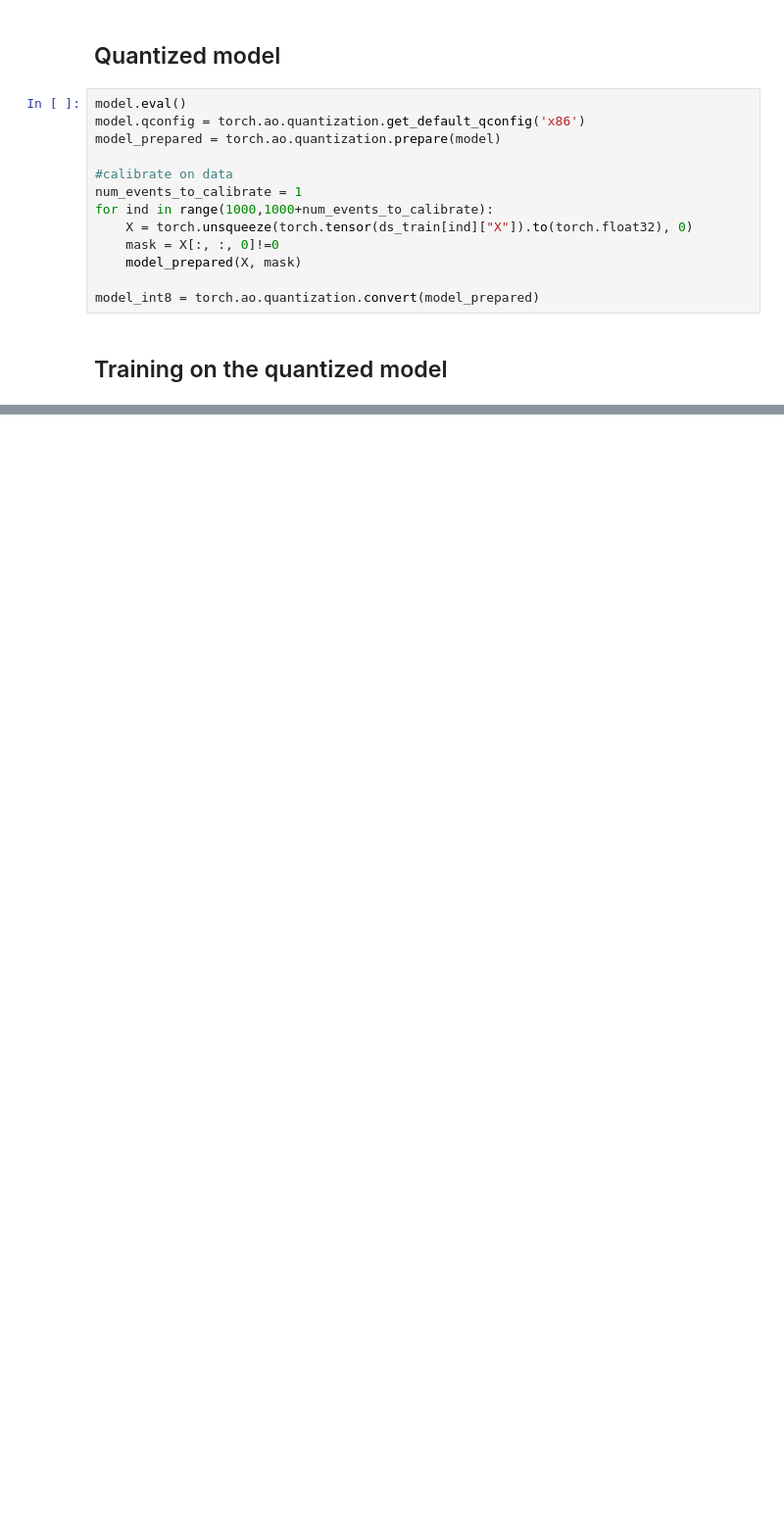
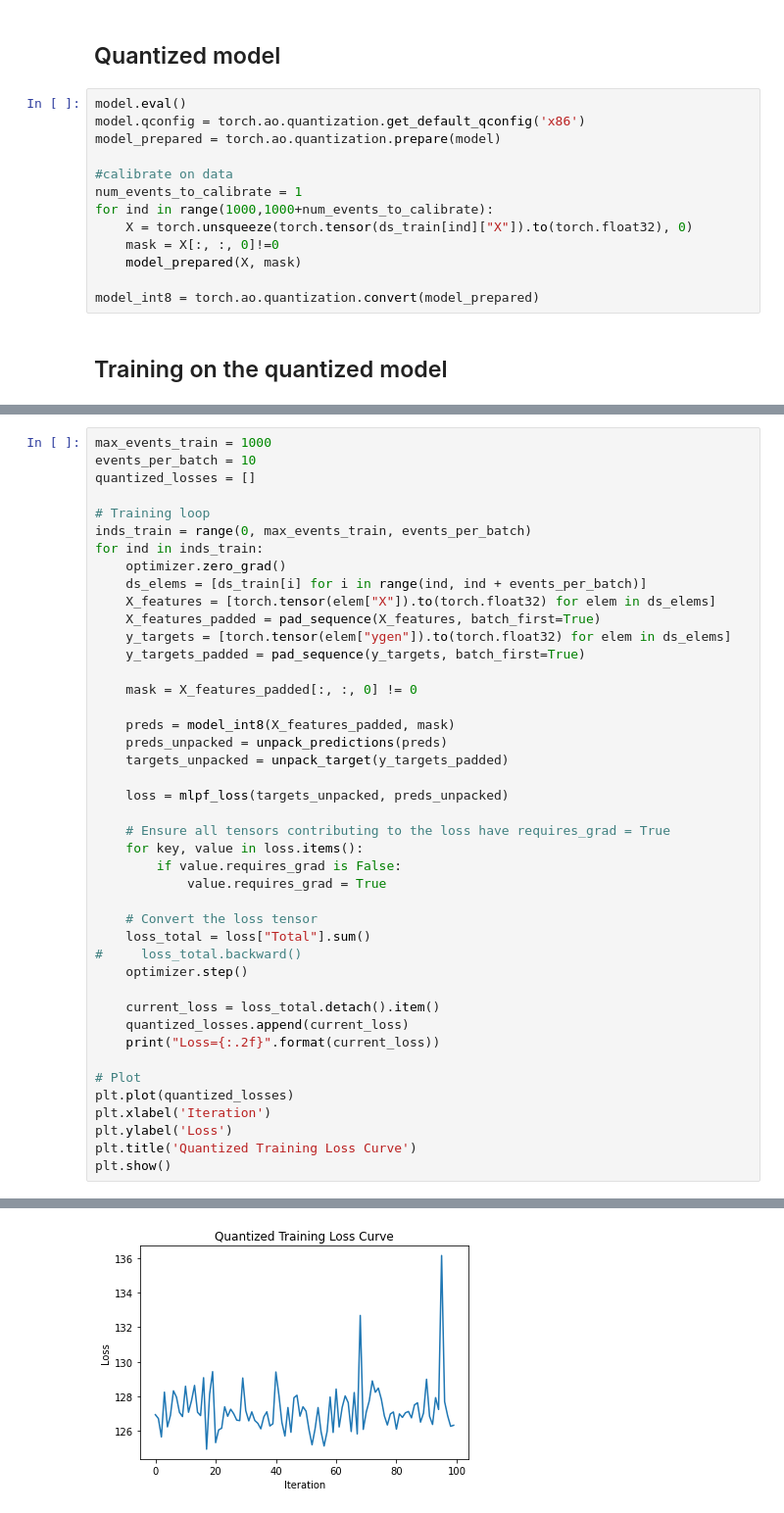
Before and after one commit to raj2022/quantization_prunings, a Jupyter notebook: practice/Untitled.ipynb, the cells around one changed output, grey strips where cells are left out. Shown: that part at 98% size. Cells and saved outputs as stored; diff of their text form; blank space fills up the shorter version.

```diff
--- a/practice/Untitled.ipynb
+++ b/practice/Untitled.ipynb
@@ -492,0 +473,44 @@ RuntimeError: empty_strided not supported on quantized tensors yet see https://g
+# %%
+max_events_train = 1000
+events_per_batch = 10
+quantized_losses = []
+
+# Training loop
+inds_train = range(0, max_events_train, events_per_batch)
+for ind in inds_train:
+    optimizer.zero_grad()
+    ds_elems = [ds_train[i] for i in range(ind, ind + events_per_batch)]
+    X_features = [torch.tensor(elem["X"]).to(torch.float32) for elem in ds_elems]
+    X_features_padded = pad_sequence(X_features, batch_first=True)
+    y_targets = [torch.tensor(elem["ygen"]).to(torch.float32) for elem in ds_elems]
+    y_targets_padded = pad_sequence(y_targets, batch_first=True)
+
+    mask = X_features_padded[:, :, 0] != 0
+
+    preds = model_int8(X_features_padded, mask)
+    preds_unpacked = unpack_predictions(preds)
+    targets_unpacked = unpack_target(y_targets_padded)
+
+    loss = mlpf_loss(targets_unpacked, preds_unpacked)
+
+    # Ensure all tensors contributing to the loss have requires_grad = True
+    for key, value in loss.items():
+        if value.requires_grad is False:
+            value.requires_grad = True
+
+    # Convert the loss tensor
+    loss_total = loss["Total"].sum()
+#     loss_total.backward()
+    optimizer.step()
+
+    current_loss = loss_total.detach().item()
+    quantized_losses.append(current_loss)
+    print("Loss={:.2f}".format(current_loss))
+
+# Plot
+plt.plot(quantized_losses)
+plt.xlabel('Iteration')
+plt.ylabel('Loss')
+plt.title('Quantized Training Loss Curve')
+plt.show()
+# %% [output]
@@ -492,0 +534 @@ RuntimeError: empty_strided not supported on quantized tensors yet see https://g
+[figure, added]
```
Also changed, not shown: parts of 21 cells of this notebook.
